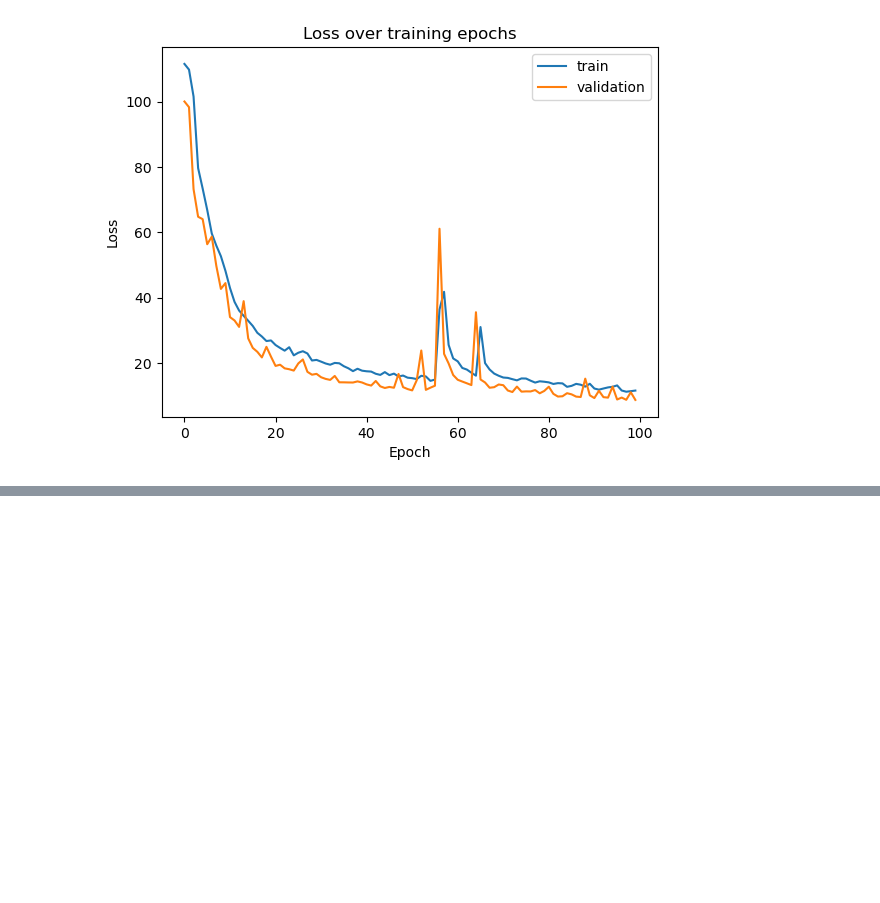
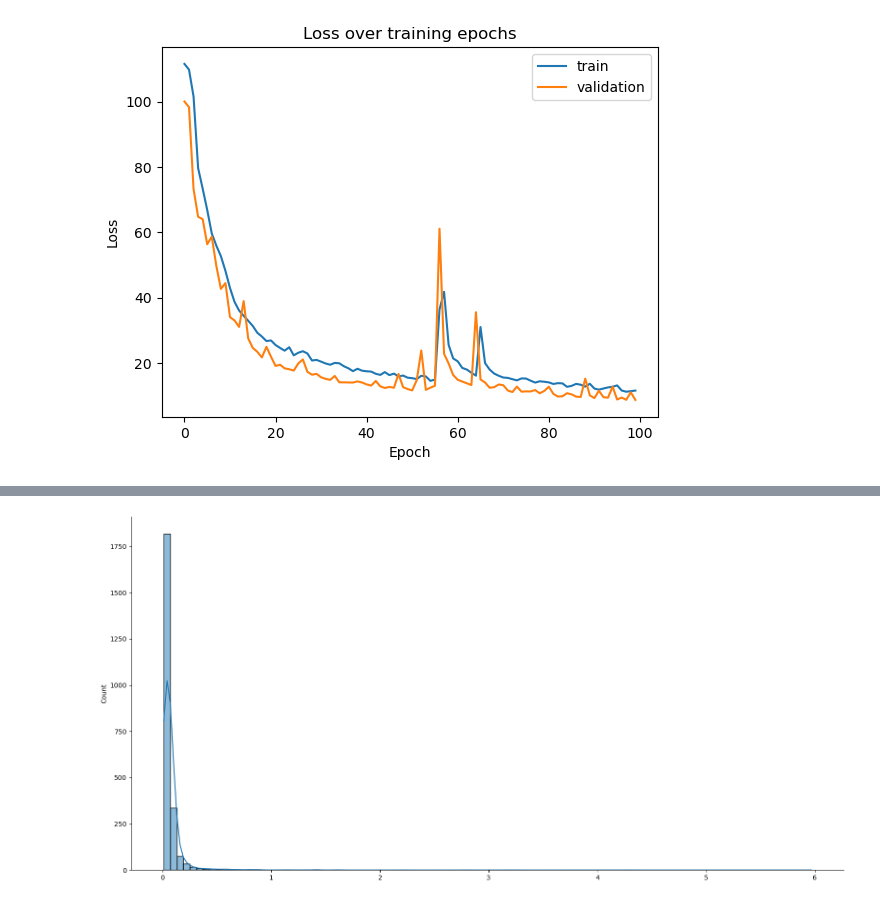
Before and after one commit to adam-langowski/Anomaly-Detection-in-ECG, a Jupyter notebook: anomaly_detection.ipynb, the cells around one changed output, grey strips where cells are left out. Saved outputs shown, nothing was run; the diff lists cells and outputs as text; code cells hidden in the pictures; blank space fills up the shorter version.

```diff
--- a/anomaly_detection.ipynb
+++ b/anomaly_detection.ipynb
@@ -404,0 +410,4 @@ torch.save(model2, MODEL_PATH)
+# %%
+model = torch.load(MODEL_PATH, map_location=device, weights_only=False)
+model = model.to(device)
+model.eval()
@@ -404,0 +425,24 @@ torch.save(model2, MODEL_PATH)
+# %%
+def predict(model, dataset):
+    predictions, losses = [], []
+    criterion = nn.MSELoss(reduction='none')
+
+    with torch.no_grad():
+        model.eval()
+        for seq_true in dataset:
+            seq_true = seq_true.unsqueeze(0).to(device)  # batch_size=1
+
+            seq_pred = model(seq_true)
+
+            loss = criterion(seq_pred, seq_true)
+            predictions.append(seq_pred.cpu().numpy().flatten())
+            losses.append(loss.mean().item())
+
+    return predictions, losses
+# %%
+_, train_losses = predict(model, train_dataset)
+# %%
+sns.displot(train_losses, bins=100, kde=True, aspect=2, height=8)
+plt.show()
+# %% [output]
+[figure, added]
```
Also changed, not shown: parts of 17 cells of this notebook.
